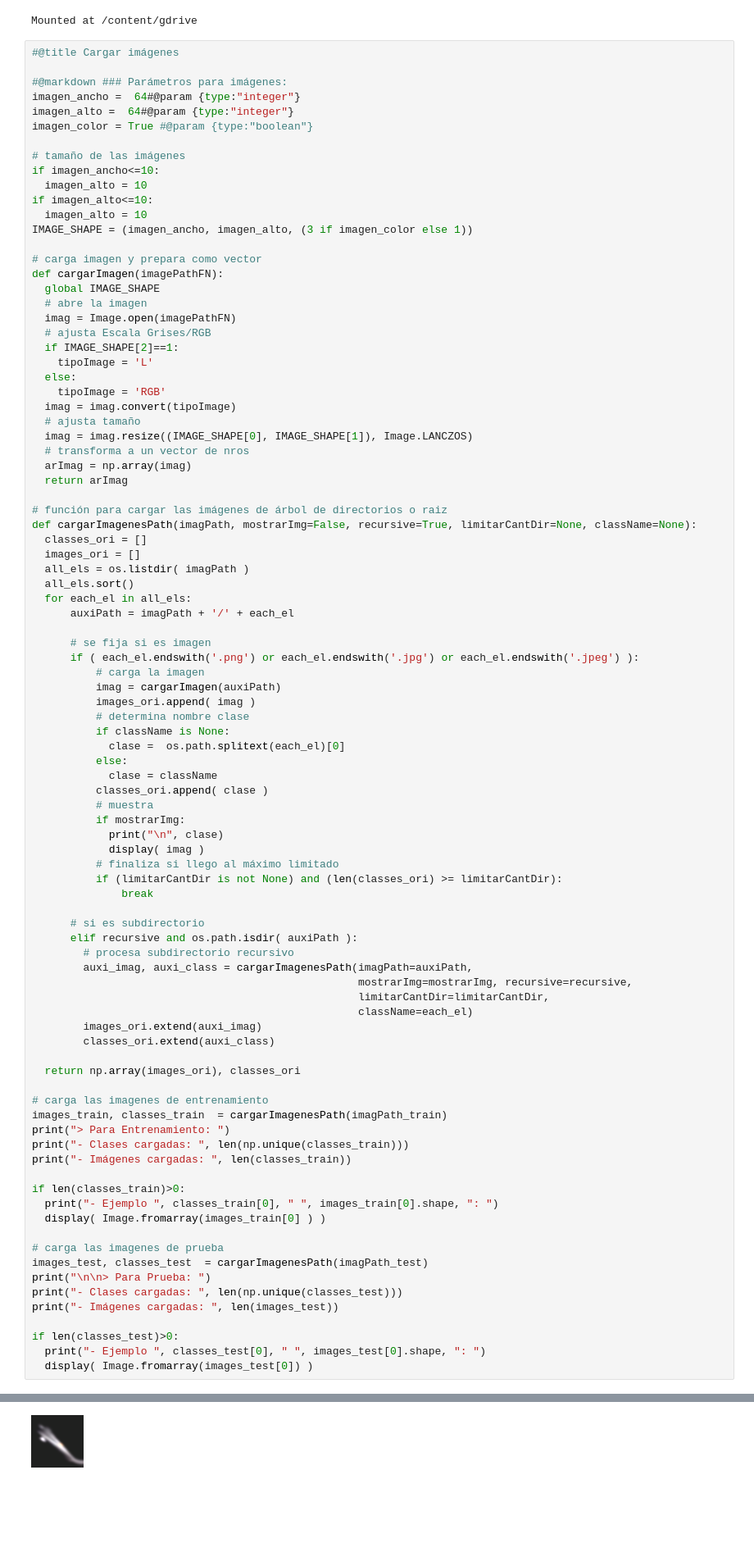
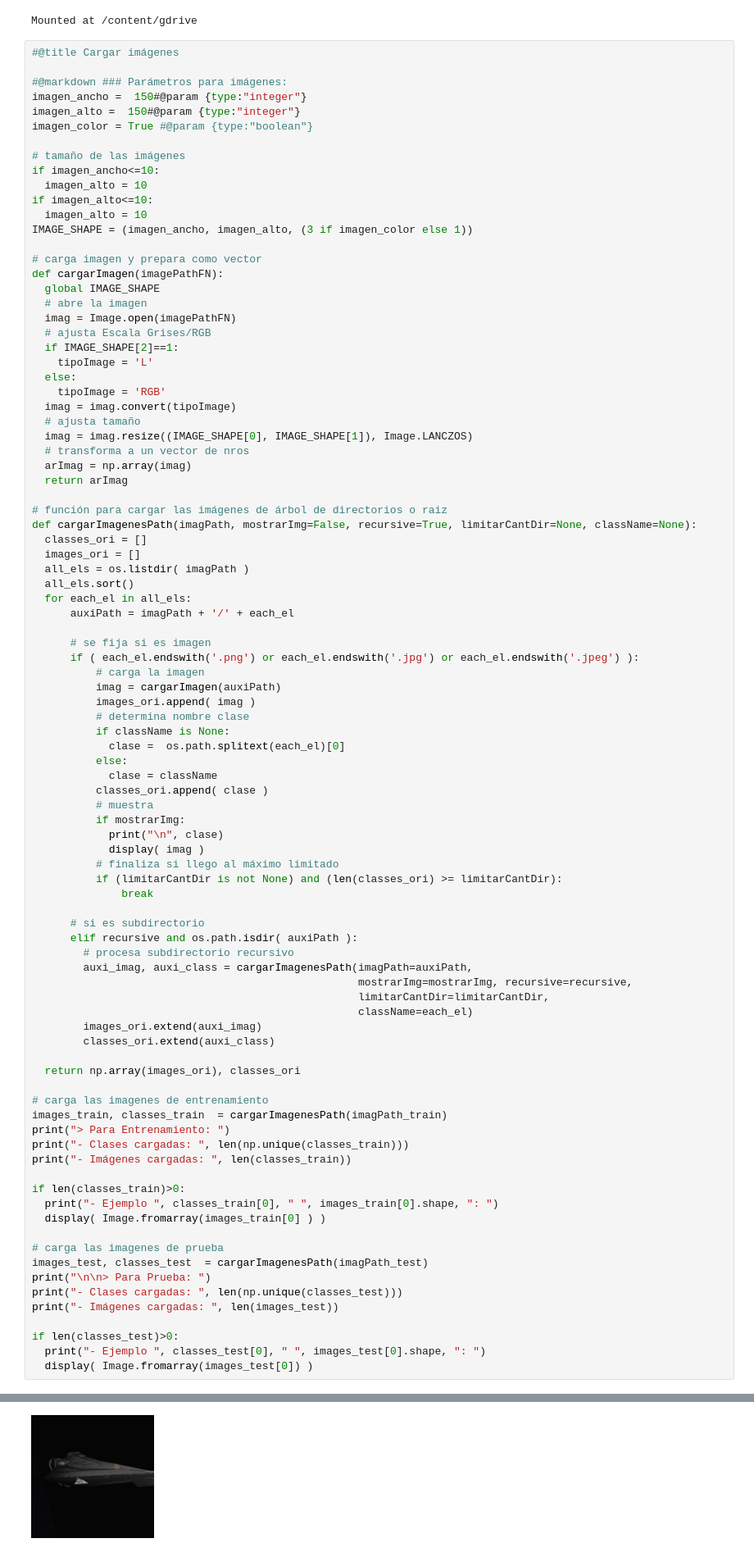
Before and after one commit to PGP-MachineLearning/demoStarWars, a Jupyter notebook: 8-Imag-RNA-MLP.ipynb, the cells around one changed output, grey strips where cells are left out. Shown at 82% size. Cells and saved outputs as stored; diff of their text form; blank space fills up the shorter version.

```diff
--- a/8-Imag-RNA-MLP.ipynb
+++ b/8-Imag-RNA-MLP.ipynb
@@ -54,8 +54,8 @@ Mounted at /content/gdrive
 #@title Cargar imágenes
 
 #@markdown ### Parámetros para imágenes:
-imagen_ancho =  64#@param {type:"integer"}
-imagen_alto =  64#@param {type:"integer"}
+imagen_ancho =  150#@param {type:"integer"}
+imagen_alto =  150#@param {type:"integer"}
 imagen_color = True #@param {type:"boolean"}
 
 # tamaño de las imágenes
@@ -149,4 +149,4 @@ if len(classes_test)>0:
-[figure, old version]
+[figure, new version]
 > Para Prueba:
 - Clases cargadas:  12
 - Imágenes cargadas:  1488
```
Also changed, not shown: parts of 8 cells of this notebook, 7 other files.
